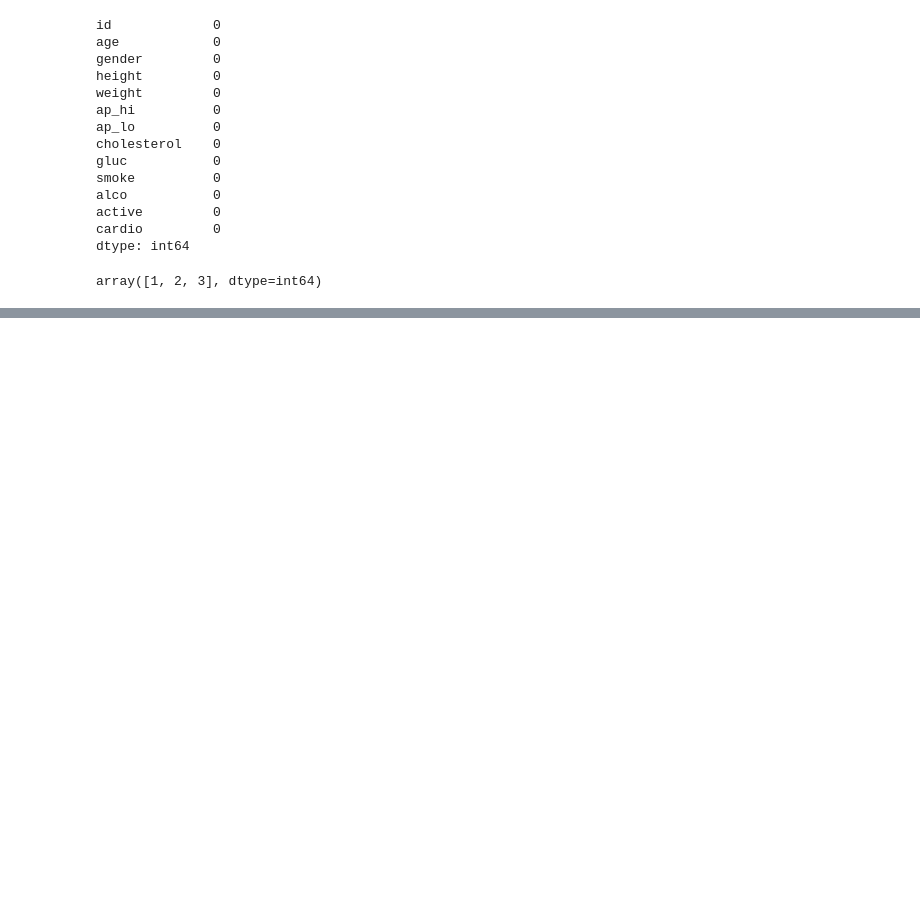
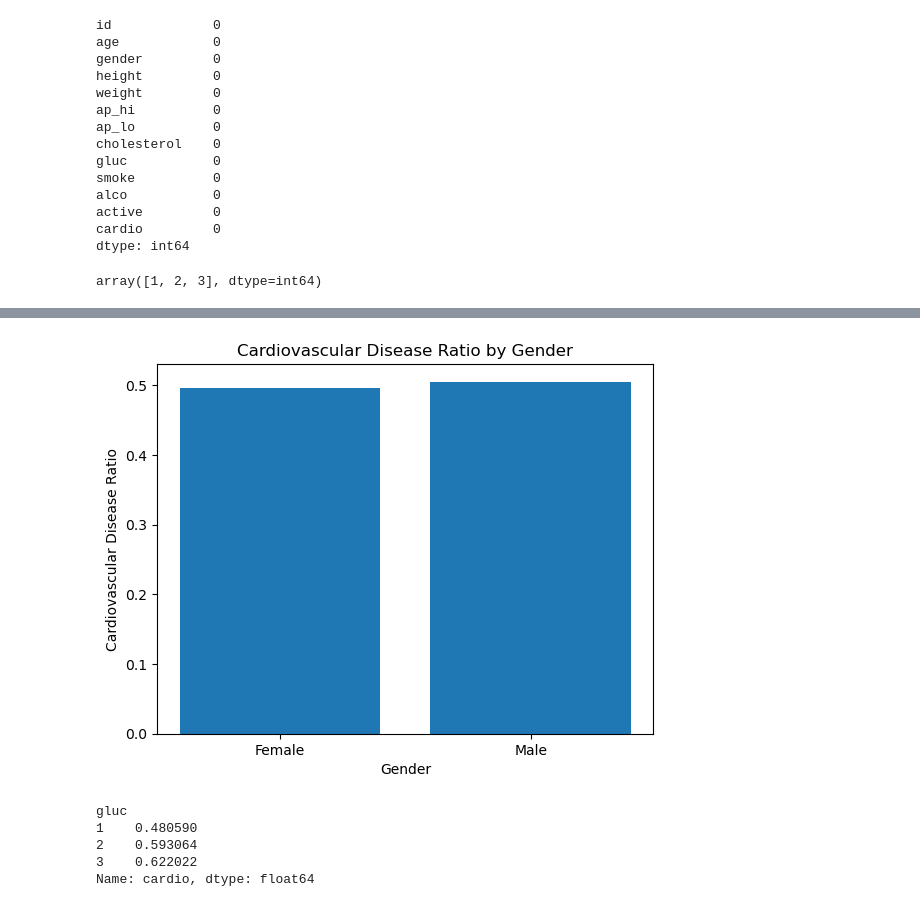
Before and after one commit to videodrake/chatgpt_project, a Jupyter notebook: GPT_Kaggle/Cardiovascular.ipynb, the cells around one changed output, grey strips where cells are left out. Drawn from its saved outputs; the diff is of its cells as text; code cells hidden in the pictures; blank space fills up the shorter version.

```diff
--- a/GPT_Kaggle/Cardiovascular.ipynb
+++ b/GPT_Kaggle/Cardiovascular.ipynb
@@ -65,0 +123,23 @@ df.describe()
+# %%
+# 성별에 따른 심혈관 질환 발생 비율 계산
+gender_cardio_ratio = df.groupby('gender')['cardio'].mean()
+# %%
+# 시각화: 성별에 따른 심혈관 질환 발생 비율
+gender_labels = ['Female', 'Male']
+plt.bar(gender_labels, gender_cardio_ratio)
+plt.xlabel('Gender')
+plt.ylabel('Cardiovascular Disease Ratio')
+plt.title('Cardiovascular Disease Ratio by Gender')
+plt.show()
+# %% [output]
+[figure, added]
+# %%
+# 혈당 수치별 심혈관 질환 발생 비율 계산
+glucose_cardio_ratio = df.groupby('gluc')['cardio'].mean()
+glucose_cardio_ratio
+# %% [output]
+gluc
+1    0.480590
+2    0.593064
+3    0.622022
+Name: cardio, dtype: float64
```
Also changed, not shown: parts of 12 cells of this notebook.
